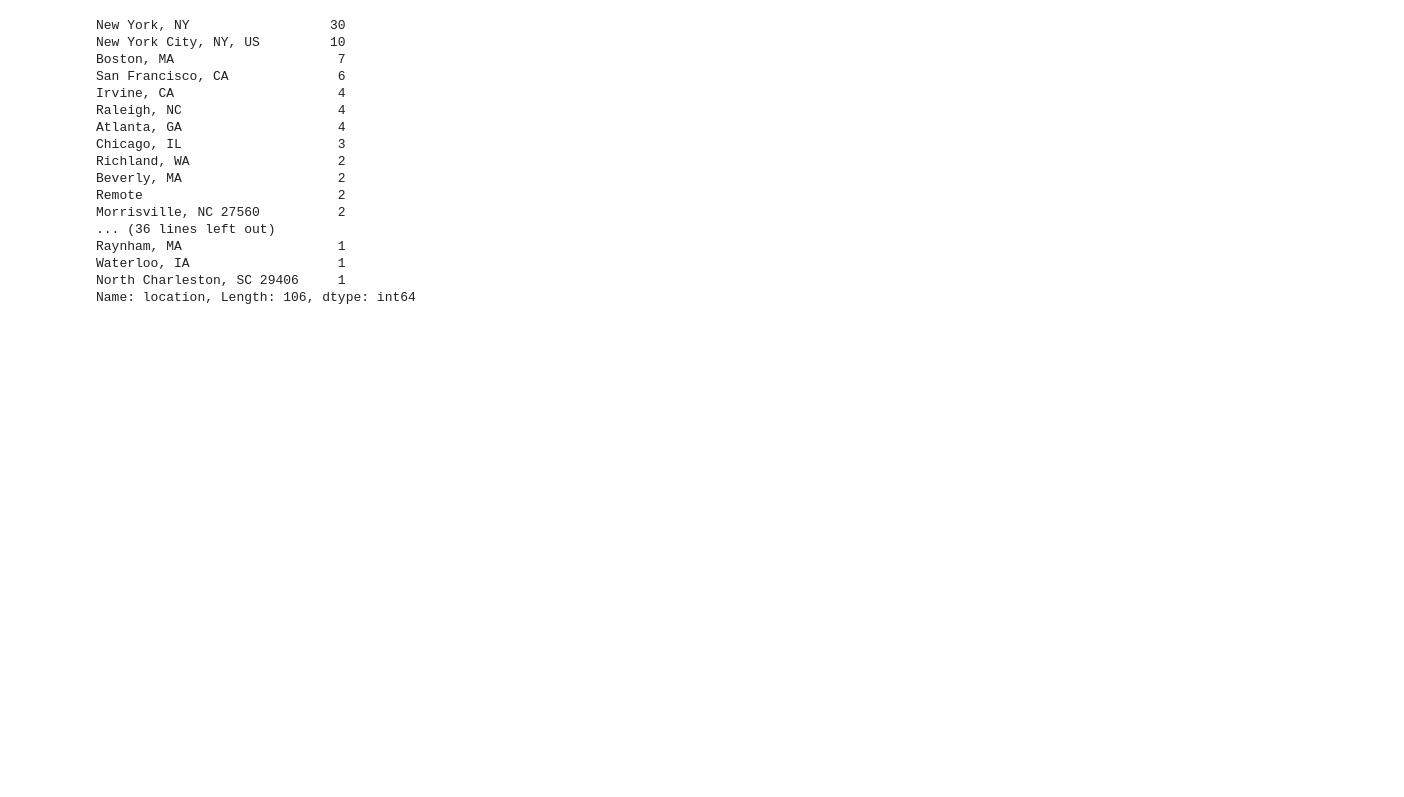
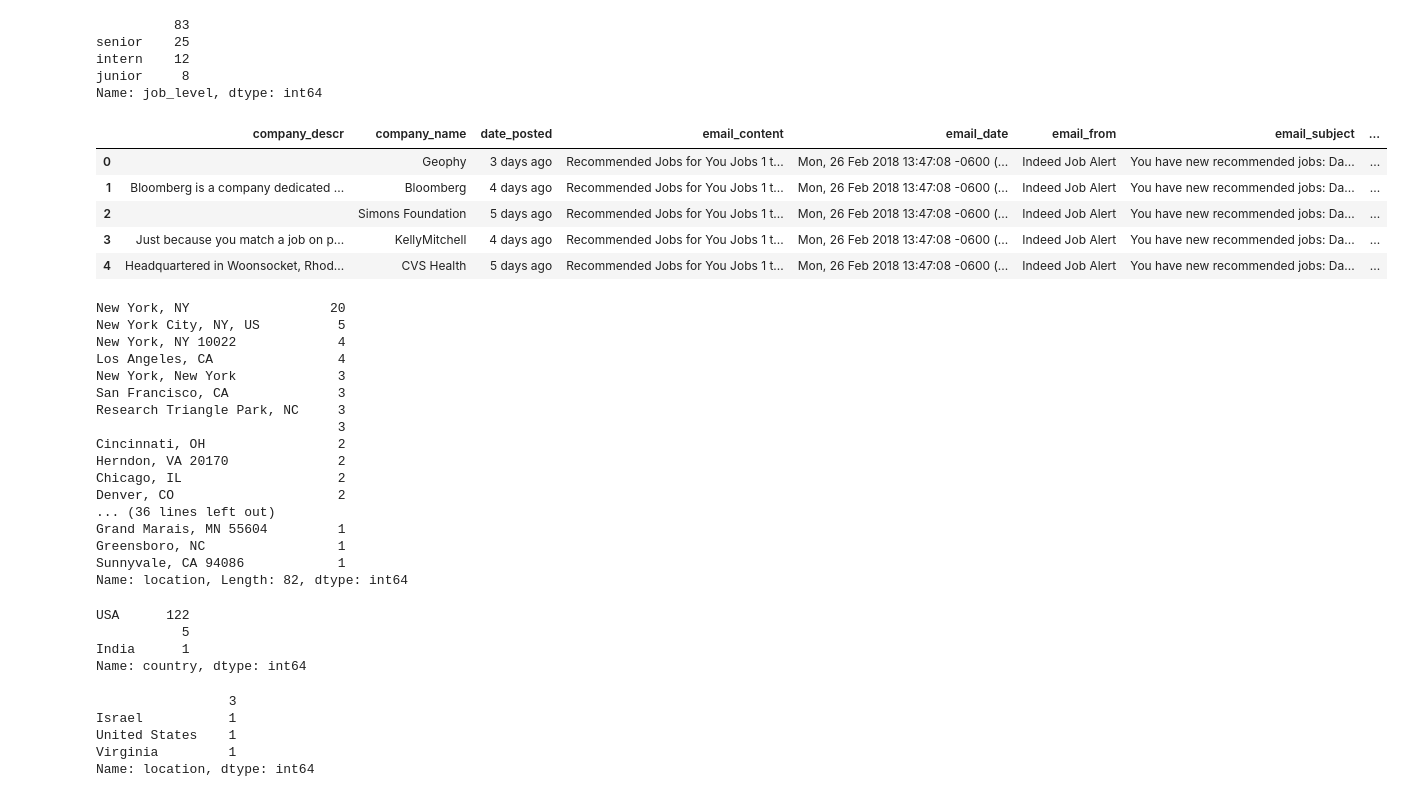
Before and after one commit to 33eyes/project_fletcher, a Jupyter notebook: 01_data_cleaning.ipynb, the cells around one changed output. Cells and saved outputs as stored; diff of their text form; code cells hidden in the pictures; blank space fills up the shorter version.

```diff
--- a/01_data_cleaning.ipynb
+++ b/01_data_cleaning.ipynb
@@ -106,0 +118,6 @@ Name: job_title, Length: 105, dtype: int64
+# %%
+df2 = df.copy()
+# %%
+df2['job_role'] = ''
+df2['job_level'] = ''
+#df2.head()
@@ -107,21 +219,38 @@ Name: job_title, Length: 105, dtype: int64
+# %%
+df2.job_level.value_counts()
+# %% [output]
+          83
+senior    25
+intern    12
+junior     8
+Name: job_level, dtype: int64
+# %%
+df2.head()
+# %% [output]
+|  | company_descr | company_name | date_posted | email_content | email_date | email_from | email_subject | ... |
+| 0 |  | Geophy | 3 days ago | Recommended Jobs for You Jobs 1 t... | Mon, 26 Feb 2018 13:47:08 -0600 (... | Indeed Job Alert | You have new recommended jobs: Da... | ... |
+| 1 | Bloomberg is a company dedicated ... | Bloomberg | 4 days ago | Recommended Jobs for You Jobs 1 t... | Mon, 26 Feb 2018 13:47:08 -0600 (... | Indeed Job Alert | You have new recommended jobs: Da... | ... |
+| 2 |  | Simons Foundation | 5 days ago | Recommended Jobs for You Jobs 1 t... | Mon, 26 Feb 2018 13:47:08 -0600 (... | Indeed Job Alert | You have new recommended jobs: Da... | ... |
+| 3 | Just because you match a job on p... | KellyMitchell | 4 days ago | Recommended Jobs for You Jobs 1 t... | Mon, 26 Feb 2018 13:47:08 -0600 (... | Indeed Job Alert | You have new recommended jobs: Da... | ... |
+| 4 | Headquartered in Woonsocket, Rhod... | CVS Health | 5 days ago | Recommended Jobs for You Jobs 1 t... | Mon, 26 Feb 2018 13:47:08 -0600 (... | Indeed Job Alert | You have new recommended jobs: Da... | ... |
 # %%
-df.location.value_counts()
+df2.location.value_counts()
 # Derive country, state andd city into separate fields from this
 # %% [output]
-New York, NY                  30
-New York City, NY, US         10
-Boston, MA                     7
-San Francisco, CA              6
-Irvine, CA                     4
-Raleigh, NC                    4
-Atlanta, GA                    4
-Chicago, IL                    3
-Richland, WA                   2
-Beverly, MA                    2
-Remote                         2
-Morrisville, NC 27560          2
+New York, NY                  20
+New York City, NY, US          5
+New York, NY 10022             4
+Los Angeles, CA                4
+New York, New York             3
+San Francisco, CA              3
+Research Triangle Park, NC     3
+                               3
+Cincinnati, OH                 2
+Herndon, VA 20170              2
+Chicago, IL                    2
+Denver, CO                     2
 ... (36 lines left out)
-Raynham, MA                    1
-Waterloo, IA                   1
-North Charleston, SC 29406     1
-Name: location, Length: 106, dtype: int64
+Grand Marais, MN 55604         1
+Greensboro, NC                 1
+Sunnyvale, CA 94086            1
+Name: location, Length: 82, dtype: int64
@@ -127,0 +329,15 @@ Name: location, Length: 106, dtype: int64
+# %%
+df2['country'].value_counts()
+# %% [output]
+USA      122
+           5
+India      1
+Name: country, dtype: int64
+# %%
+df2[df2.city == ''].location.value_counts()
+# %% [output]
+                 3
+Israel           1
+United States    1
+Virginia         1
+Name: location, dtype: int64
```
Also changed, not shown: parts of 50 cells of this notebook, 2 other files.
